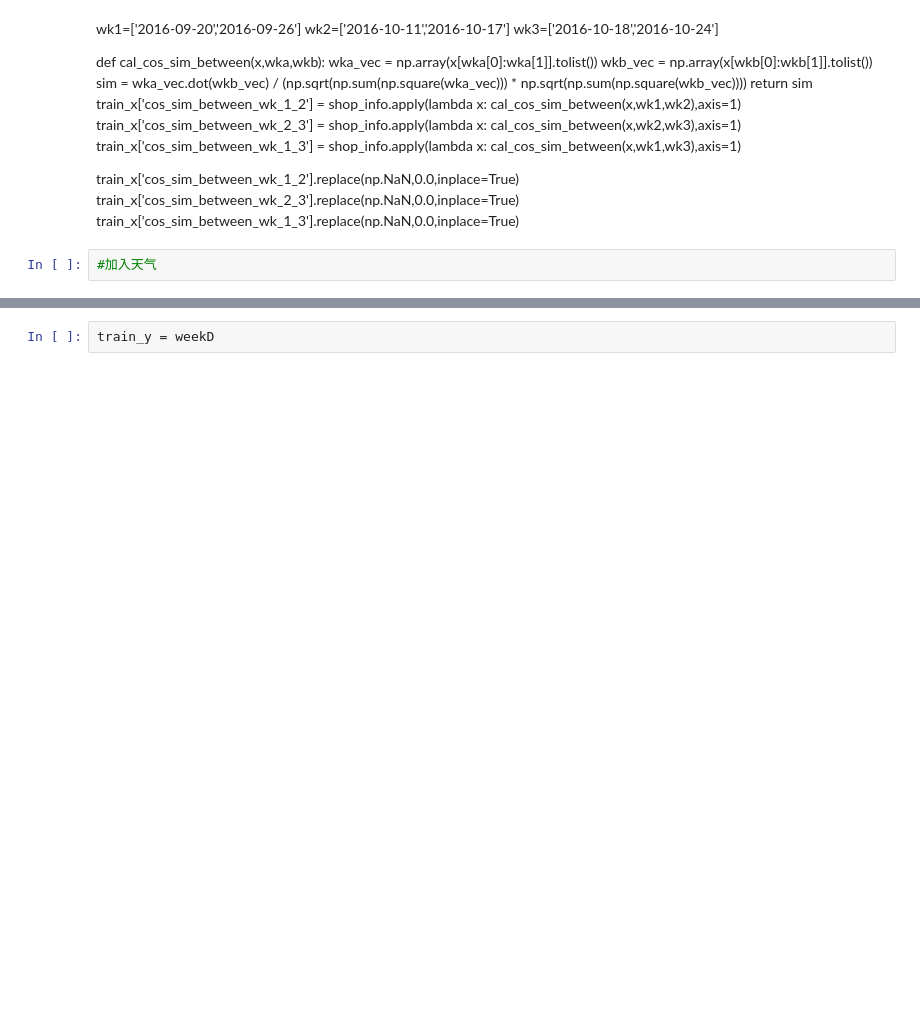
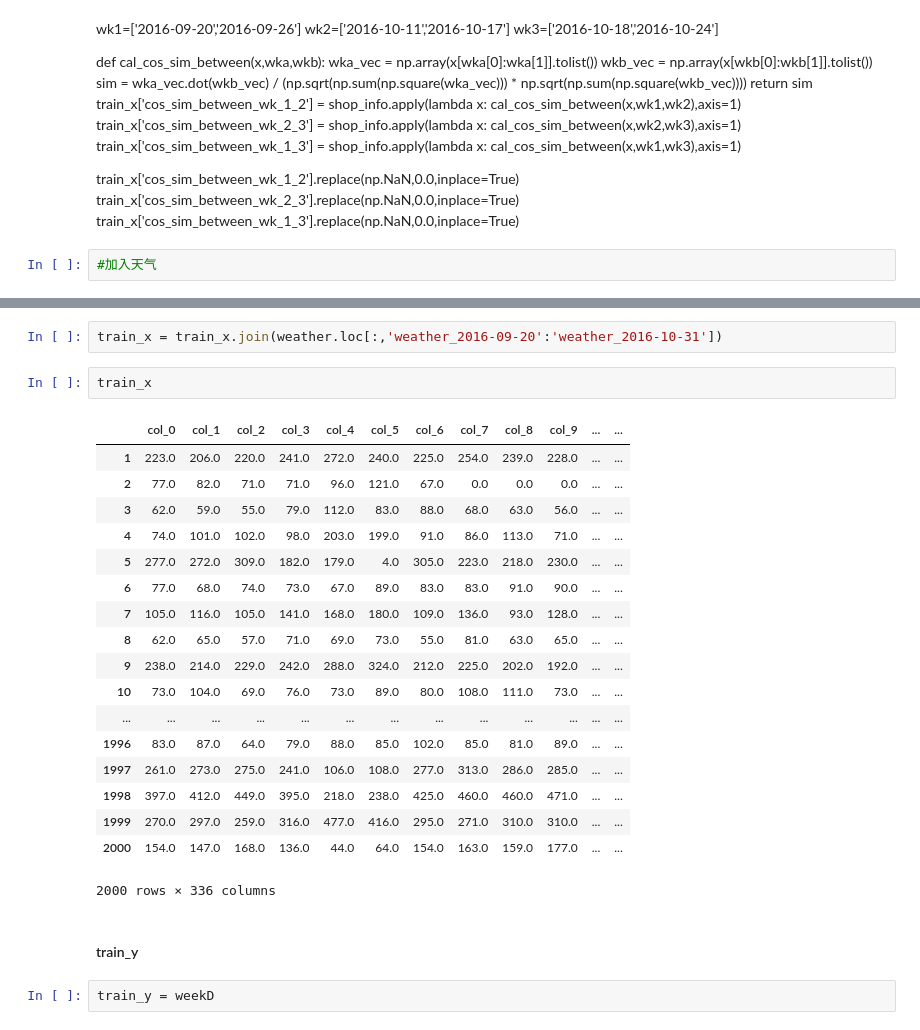
Before and after one commit to wakemeup-xyz/TianChi_IJCAI-17_sales_prediction_code, a Jupyter notebook: regression.ipynb, the cells around one changed output, grey strips where cells are left out. Drawn from its saved outputs; the diff is of its cells as text; blank space fills up the shorter version.

```diff
--- a/regression.ipynb
+++ b/regression.ipynb
@@ -231,3 +265,28 @@ shop_info_num
+# %%
+train_x = train_x.join(weather.loc[:,'weather_2016-09-20':'weather_2016-10-31'])
+# %%
+train_x
+# %% [output]
+|  | col_0 | col_1 | col_2 | col_3 | col_4 | col_5 | col_6 | col_7 | col_8 | col_9 | ... | ... |
+| 1 | 223.0 | 206.0 | 220.0 | 241.0 | 272.0 | 240.0 | 225.0 | 254.0 | 239.0 | 228.0 | ... | ... |
+| 2 | 77.0 | 82.0 | 71.0 | 71.0 | 96.0 | 121.0 | 67.0 | 0.0 | 0.0 | 0.0 | ... | ... |
+| 3 | 62.0 | 59.0 | 55.0 | 79.0 | 112.0 | 83.0 | 88.0 | 68.0 | 63.0 | 56.0 | ... | ... |
+| 4 | 74.0 | 101.0 | 102.0 | 98.0 | 203.0 | 199.0 | 91.0 | 86.0 | 113.0 | 71.0 | ... | ... |
+| 5 | 277.0 | 272.0 | 309.0 | 182.0 | 179.0 | 4.0 | 305.0 | 223.0 | 218.0 | 230.0 | ... | ... |
+| 6 | 77.0 | 68.0 | 74.0 | 73.0 | 67.0 | 89.0 | 83.0 | 83.0 | 91.0 | 90.0 | ... | ... |
+| 7 | 105.0 | 116.0 | 105.0 | 141.0 | 168.0 | 180.0 | 109.0 | 136.0 | 93.0 | 128.0 | ... | ... |
+| 8 | 62.0 | 65.0 | 57.0 | 71.0 | 69.0 | 73.0 | 55.0 | 81.0 | 63.0 | 65.0 | ... | ... |
+| 9 | 238.0 | 214.0 | 229.0 | 242.0 | 288.0 | 324.0 | 212.0 | 225.0 | 202.0 | 192.0 | ... | ... |
+| 10 | 73.0 | 104.0 | 69.0 | 76.0 | 73.0 | 89.0 | 80.0 | 108.0 | 111.0 | 73.0 | ... | ... |
+| ... | ... | ... | ... | ... | ... | ... | ... | ... | ... | ... | ... | ... |
+| 1996 | 83.0 | 87.0 | 64.0 | 79.0 | 88.0 | 85.0 | 102.0 | 85.0 | 81.0 | 89.0 | ... | ... |
+| 1997 | 261.0 | 273.0 | 275.0 | 241.0 | 106.0 | 108.0 | 277.0 | 313.0 | 286.0 | 285.0 | ... | ... |
+| 1998 | 397.0 | 412.0 | 449.0 | 395.0 | 218.0 | 238.0 | 425.0 | 460.0 | 460.0 | 471.0 | ... | ... |
+| 1999 | 270.0 | 297.0 | 259.0 | 316.0 | 477.0 | 416.0 | 295.0 | 271.0 | 310.0 | 310.0 | ... | ... |
+| 2000 | 154.0 | 147.0 | 168.0 | 136.0 | 44.0 | 64.0 | 154.0 | 163.0 | 159.0 | 177.0 | ... | ... |
+2000 rows × 336 columns
+# %% [markdown]
+#### train_y
 # %%
 train_y = weekD
 # %% [markdown]
```
Also changed, not shown: parts of 32 cells of this notebook, 4 other files.
